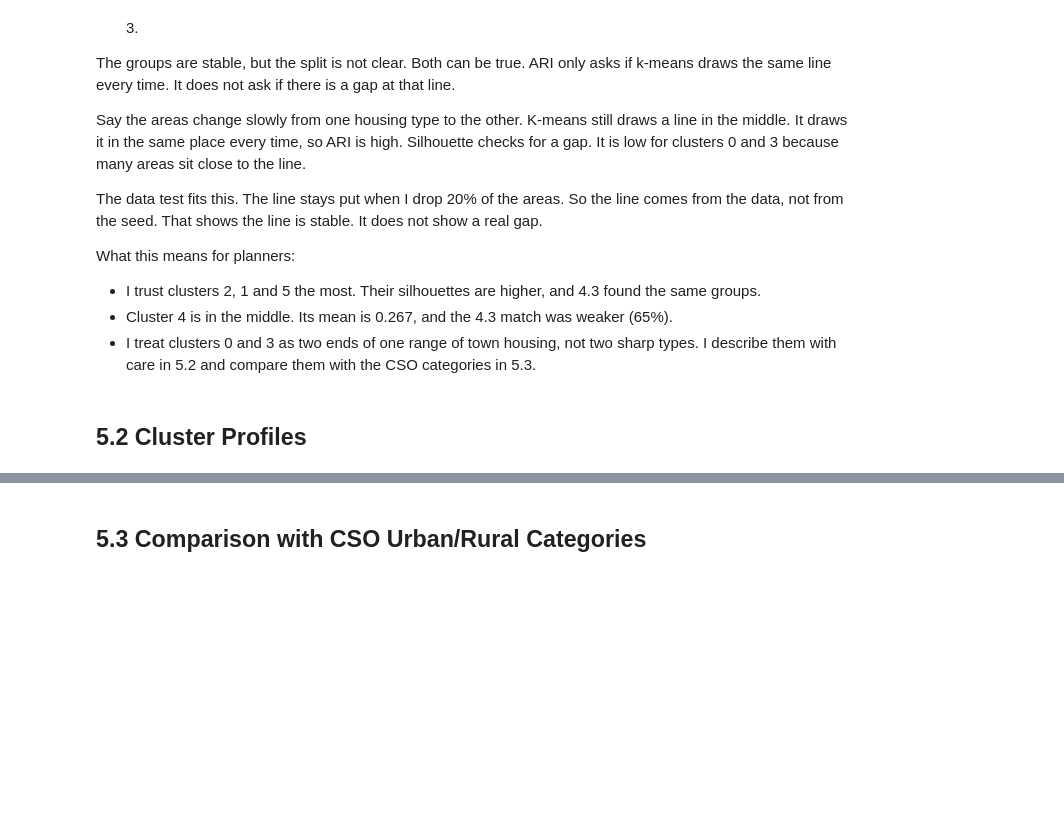
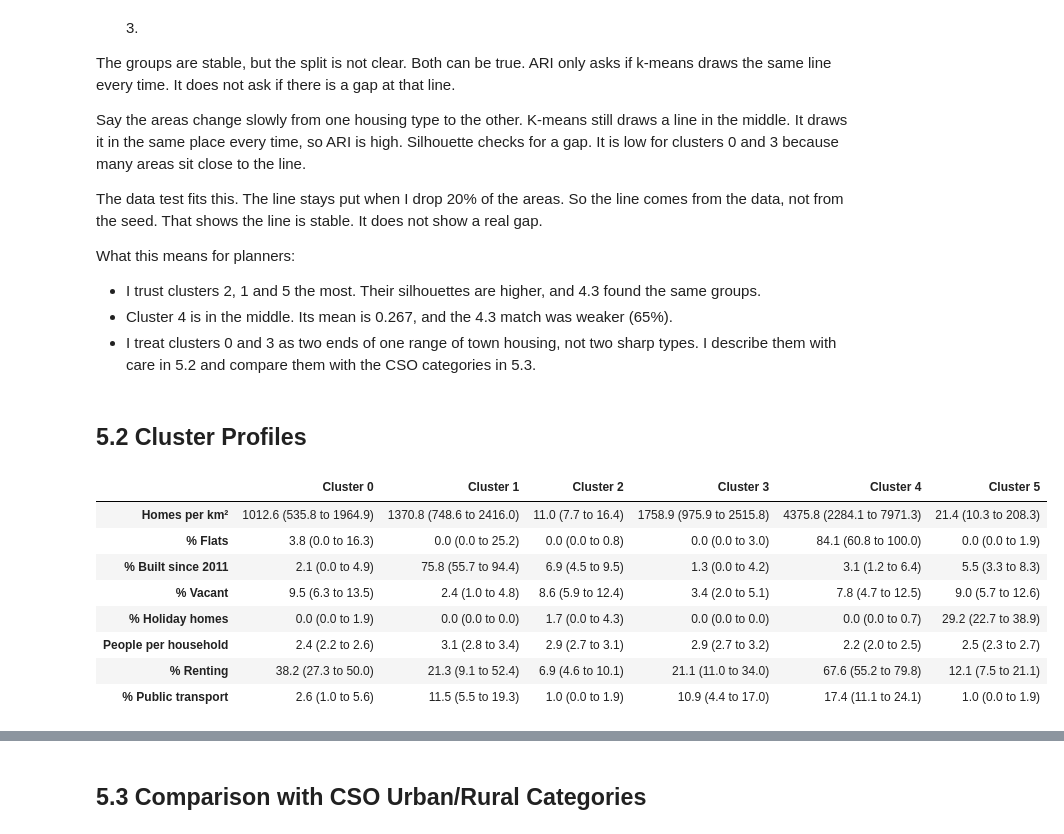
Before and after one commit to SwoopCodes/Data-Analytics_Irish-housing-density, a Jupyter notebook: notebooks/CA2_CRISP_DM_Notebook.ipynb, the cells around one changed output, grey strips where cells are left out. Drawn from its saved outputs; the diff is of its cells as text; code cells hidden in the pictures; blank space fills up the shorter version.

```diff
--- a/notebooks/CA2_CRISP_DM_Notebook.ipynb
+++ b/notebooks/CA2_CRISP_DM_Notebook.ipynb
@@ -2000,3 +1998,33 @@ What this means for planners:
 - I treat clusters 0 and 3 as two ends of one range of town housing, not two sharp types. I describe them with care in 5.2 and compare them with the CSO categories in 5.3.
 # %% [markdown]
 ## 5.2 Cluster Profiles
+# %%
+# 5.2 Cluster Profiles
+# Step 1: median and middle half of each feature for each cluster, in real units
+profile_cols = ["Homes per km²", "% Flats", "% Built since 2011", "% Vacant",
+                "% Holiday homes", "People per household", "% Renting", "% Public transport"]
+
+profile_table = pd.DataFrame(index=profile_cols)
+
+for cluster in range(final_k):
+    cluster_rows = features_df[features_df["Cluster"] == cluster]
+    results = []
+    for col in profile_cols:
+        middle = round(cluster_rows[col].median(), 1)
+        low = round(cluster_rows[col].quantile(0.25), 1)
+        high = round(cluster_rows[col].quantile(0.75), 1)
+        text = str(middle) + " (" + str(low) + " to " + str(high) + ")"
+        results.append(text)
+    profile_table["Cluster " + str(cluster)] = results
+
+profile_table
+# %% [output]
+|  | Cluster 0 | Cluster 1 | Cluster 2 | Cluster 3 | Cluster 4 | Cluster 5 |
+| Homes per km² | 1012.6 (535.8 to 1964.9) | 1370.8 (748.6 to 2416.0) | 11.0 (7.7 to 16.4) | 1758.9 (975.9 to 2515.8) | 4375.8 (2284.1 to 7971.3) | 21.4 (10.3 to 208.3) |
+| % Flats | 3.8 (0.0 to 16.3) | 0.0 (0.0 to 25.2) | 0.0 (0.0 to 0.8) | 0.0 (0.0 to 3.0) | 84.1 (60.8 to 100.0) | 0.0 (0.0 to 1.9) |
+| % Built since 2011 | 2.1 (0.0 to 4.9) | 75.8 (55.7 to 94.4) | 6.9 (4.5 to 9.5) | 1.3 (0.0 to 4.2) | 3.1 (1.2 to 6.4) | 5.5 (3.3 to 8.3) |
+| % Vacant | 9.5 (6.3 to 13.5) | 2.4 (1.0 to 4.8) | 8.6 (5.9 to 12.4) | 3.4 (2.0 to 5.1) | 7.8 (4.7 to 12.5) | 9.0 (5.7 to 12.6) |
+| % Holiday homes | 0.0 (0.0 to 1.9) | 0.0 (0.0 to 0.0) | 1.7 (0.0 to 4.3) | 0.0 (0.0 to 0.0) | 0.0 (0.0 to 0.7) | 29.2 (22.7 to 38.9) |
+| People per household | 2.4 (2.2 to 2.6) | 3.1 (2.8 to 3.4) | 2.9 (2.7 to 3.1) | 2.9 (2.7 to 3.2) | 2.2 (2.0 to 2.5) | 2.5 (2.3 to 2.7) |
+| % Renting | 38.2 (27.3 to 50.0) | 21.3 (9.1 to 52.4) | 6.9 (4.6 to 10.1) | 21.1 (11.0 to 34.0) | 67.6 (55.2 to 79.8) | 12.1 (7.5 to 21.1) |
+| % Public transport | 2.6 (1.0 to 5.6) | 11.5 (5.5 to 19.3) | 1.0 (0.0 to 1.9) | 10.9 (4.4 to 17.0) | 17.4 (11.1 to 24.1) | 1.0 (0.0 to 1.9) |
```
Also changed, not shown: parts of 7 cells of this notebook, 2 other files.
